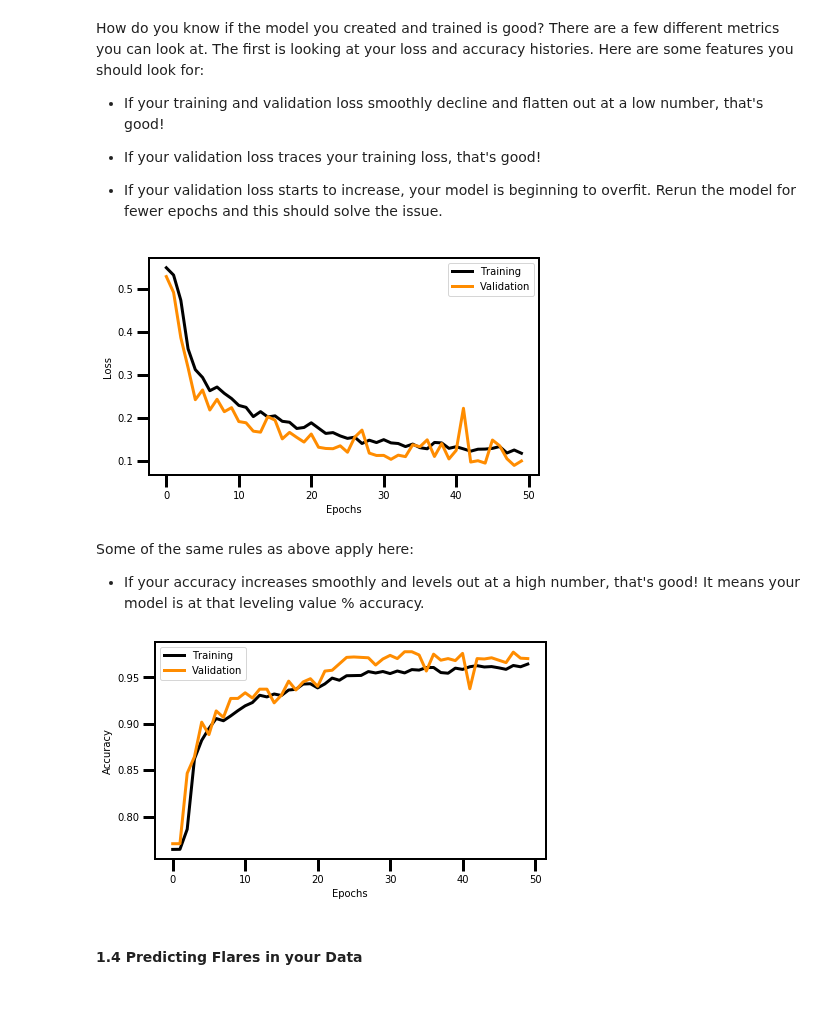
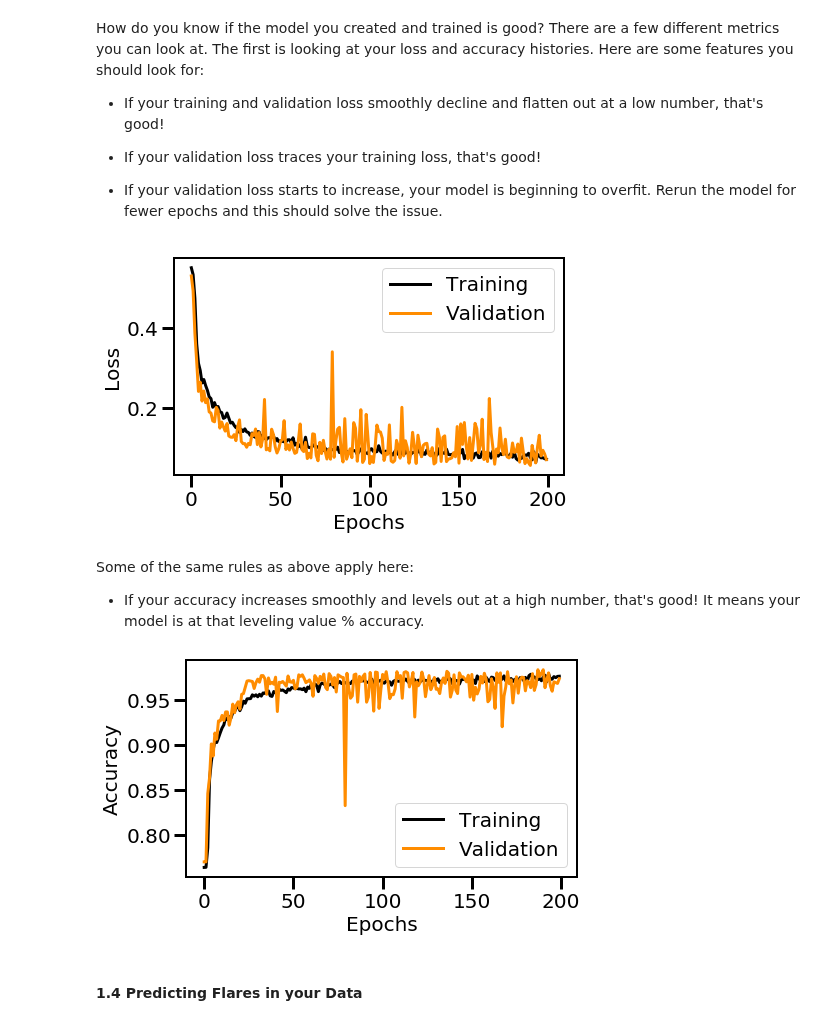
Before and after one commit to afeinstein20/stella, a Jupyter notebook: docs/getting_started/tutorial.ipynb, the cells around one changed output. Drawn from its saved outputs; the diff is of its cells as text; code cells hidden in the pictures.

```diff
--- a/docs/getting_started/tutorial.ipynb
+++ b/docs/getting_started/tutorial.ipynb
@@ -22,3 +54,3 @@ Great, now that you have the flare catalog and data, be sure to put it in a plac
 # %%
-DIR = '/Users/arcticfox/Documents/flares/lc/unlabeled'
-CATALOG_NAME = 'catalog_per_flare_final.csv'
+ds = stella.FlareDataSet(fn_dir='/Users/arcticfox/Documents/flares/lc/unlabeled',
+                         catalog='/Users/arcticfox/Documents/flares/lc/unlabeled/catalog_per_flare_final.csv')
@@ -37,3 +61,0 @@ Other variables that can be set are:
-# %%
-ds = stella.FlareDataSet(fn_dir=DIR,
-                         catalog=os.path.join(DIR, CATALOG_NAME))
@@ -82,7 +101,7 @@ The models you create will automatically be saved to your output directory in th
 
 For this tutorial, we will train the CNN for 50 epochs, however we generally recommend training for $\textbf{at least 300 epochs}$ or until signs of overfitting are seen in the metrics. More information on that below.
 # %%
-cnn.train_models(seeds=2, epochs=50)
+cnn.train_models(seeds=2, epochs=200)
 # %% [output]
 Model: "sequential"
 _________________________________________________________________
@@ -174,26 +193,26 @@ How do you know if the model you created and trained is good? There are a few di
 - If your validation loss starts to increase, your model is beginning to overfit. Rerun the model for fewer epochs and this should solve the issue.
 # %%
 plt.figure(figsize=(7,4))
-plt.plot(cnn.history_table['loss_s0002'], 'k', label='Training', lw=LW)
-plt.plot(cnn.history_table['val_loss_s0002'], 'darkorange', label='Validation', lw=LW)
+plt.plot(cnn.history_table['loss_s0002'], 'k', label='Training', lw=3)
+plt.plot(cnn.history_table['val_loss_s0002'], 'darkorange', label='Validation', lw=3)
 plt.xlabel('Epochs')
 plt.ylabel('Loss')
 plt.legend();
 # %% [output]
-[figure, old version]
+[figure, new version]
 # %% [markdown]
 Some of the same rules as above apply here:
 
 - If your accuracy increases smoothly and levels out at a high number, that's good! It means your model is at that leveling value % accuracy.
 # %%
 plt.figure(figsize=(7,4))
-plt.plot(cnn.history_table['accuracy_s0002'], 'k', label='Training', lw=LW)
-plt.plot(cnn.history_table['val_accuracy_s0002'], 'darkorange', label='Validation', lw=LW)
+plt.plot(cnn.history_table['accuracy_s0002'], 'k', label='Training', lw=3)
+plt.plot(cnn.history_table['val_accuracy_s0002'], 'darkorange', label='Validation', lw=3)
 plt.xlabel('Epochs')
 plt.ylabel('Accuracy')
 plt.legend();
 # %% [output]
-[figure, old version]
+[figure, new version]
 # %% [markdown]
 #### 1.4 Predicting Flares in your Data
 # %% [markdown]
```
Also changed, not shown: parts of 22 cells of this notebook, 2 other files.
